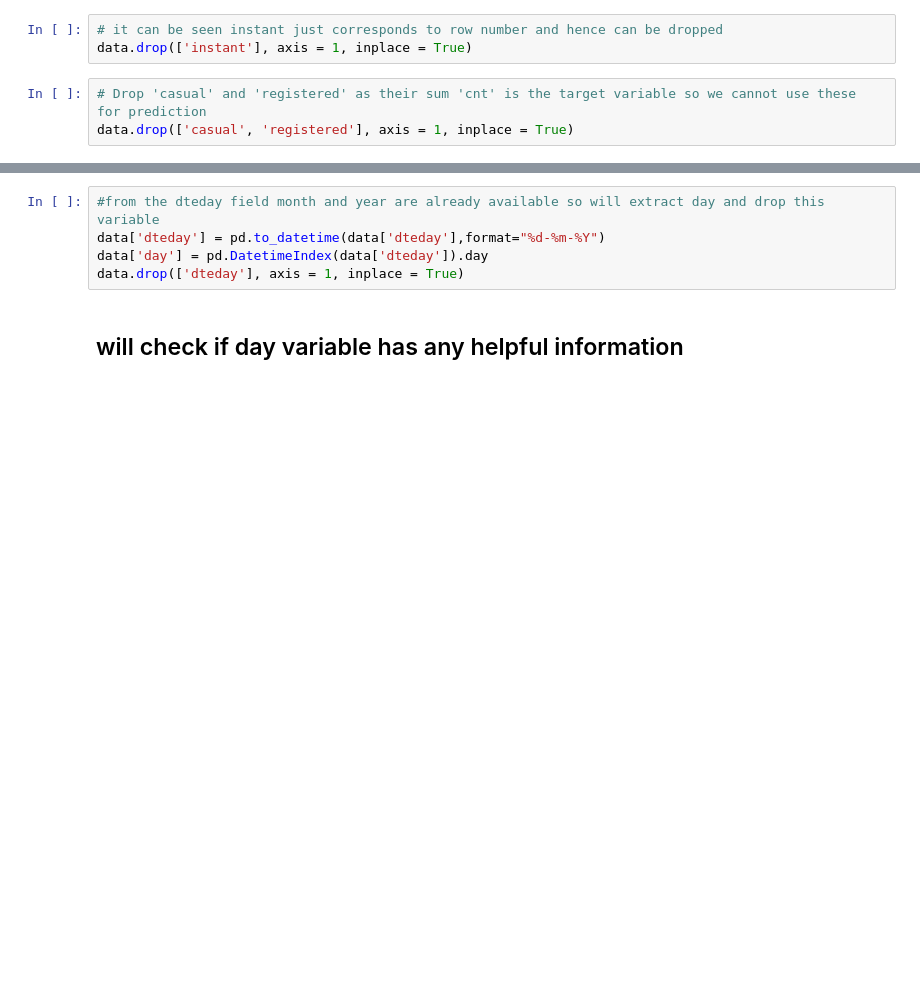
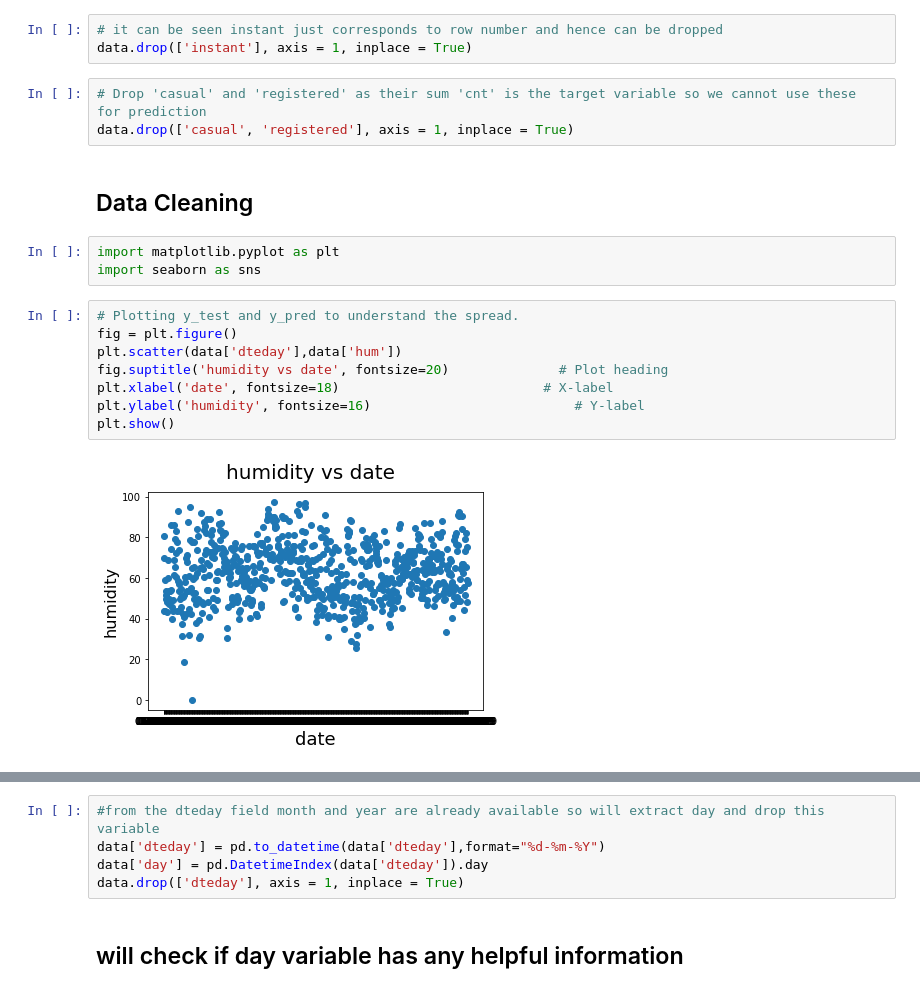
Before and after one commit to graison-thomas/BoomBikesAssignment, a Jupyter notebook: Graison.ipynb, the cells around one changed output, grey strips where cells are left out. Drawn from its saved outputs; the diff is of its cells as text; blank space fills up the shorter version.

```diff
--- a/Graison.ipynb
+++ b/Graison.ipynb
@@ -55,3 +55,18 @@ data.drop(['instant'], axis = 1, inplace = True)
 # %%
 # Drop 'casual' and 'registered' as their sum 'cnt' is the target variable so we cannot use these for prediction
 data.drop(['casual', 'registered'], axis = 1, inplace = True)
+# %% [markdown]
+## Data Cleaning
+# %%
+import matplotlib.pyplot as plt
+import seaborn as sns
+# %%
+# Plotting y_test and y_pred to understand the spread.
+fig = plt.figure()
+plt.scatter(data['dteday'],data['hum'])
+fig.suptitle('humidity vs date', fontsize=20)              # Plot heading
+plt.xlabel('date', fontsize=18)                          # X-label
+plt.ylabel('humidity', fontsize=16)                          # Y-label
+plt.show()
+# %% [output]
+[figure, added]
```
Also changed, not shown: parts of 18 cells of this notebook.
